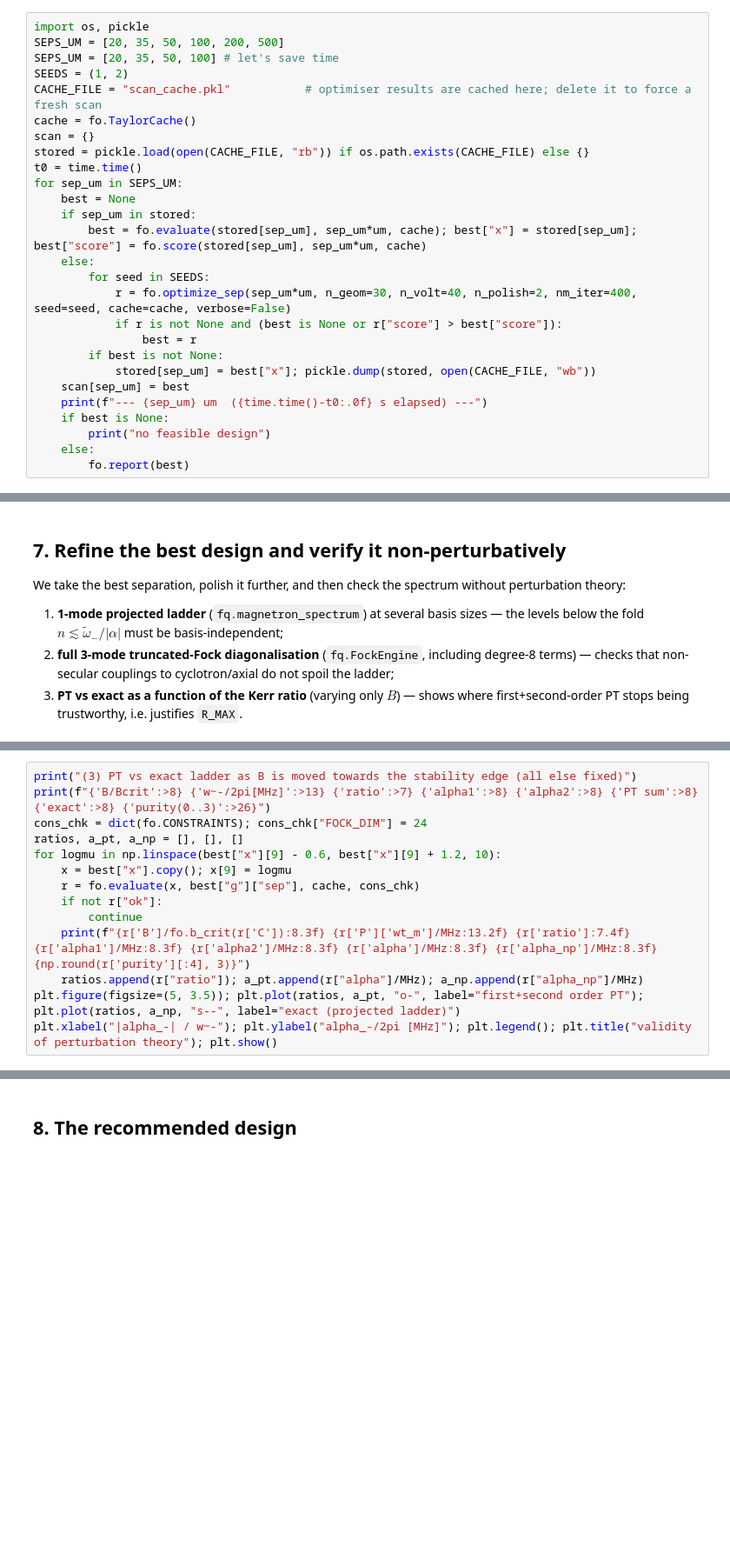
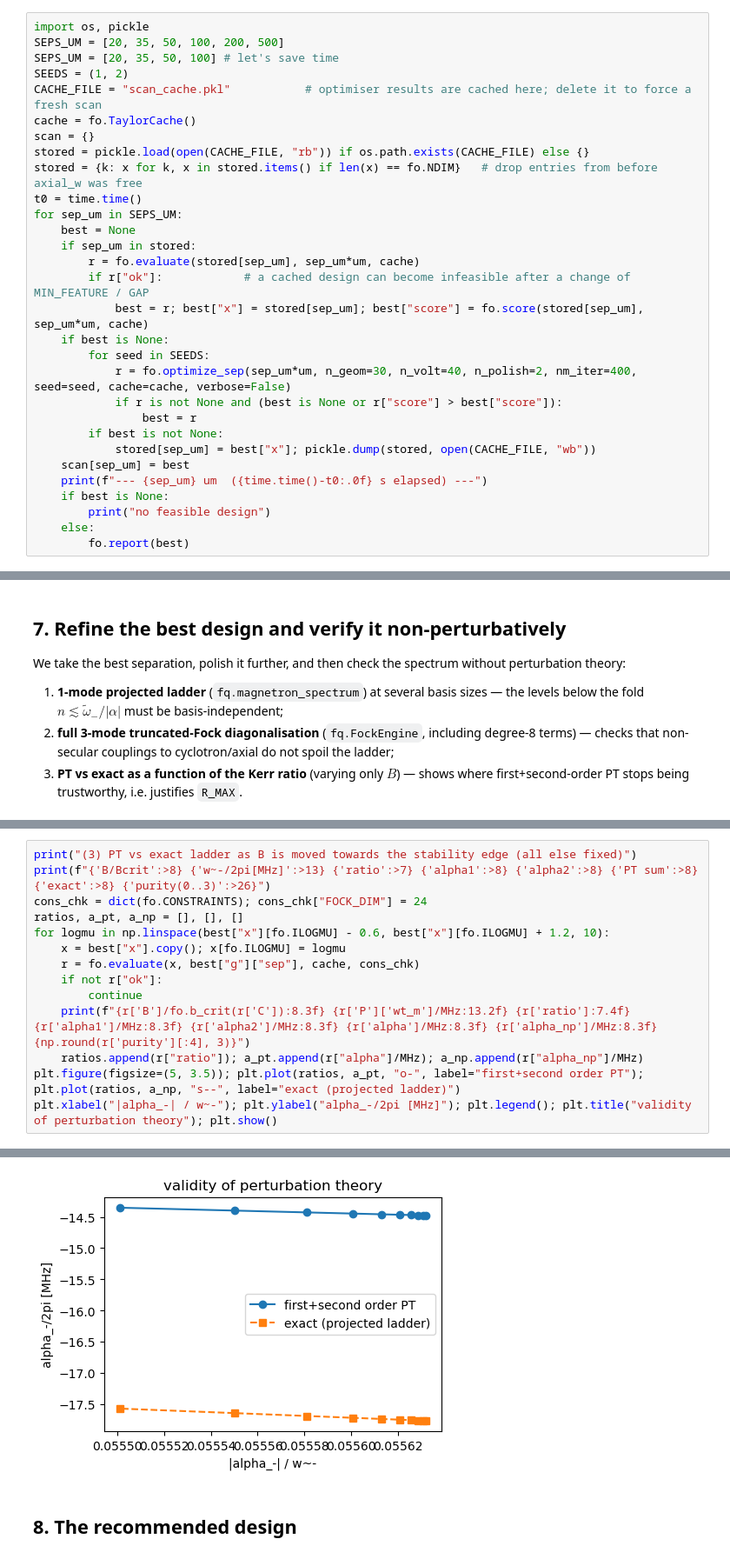
Before and after one commit to jaeunkim/ladders, a Jupyter notebook: flipchip_anharmonic_optimization.ipynb, the cells around one changed output, grey strips where cells are left out. Shown at 87% size. Drawn from its saved outputs; the diff is of its cells as text; blank space fills up the shorter version.

```diff
--- a/flipchip_anharmonic_optimization.ipynb
+++ b/flipchip_anharmonic_optimization.ipynb
@@ -309,12 +323,15 @@ CACHE_FILE = "scan_cache.pkl"           # optimiser results are cached here; del
 cache = fo.TaylorCache()
 scan = {}
 stored = pickle.load(open(CACHE_FILE, "rb")) if os.path.exists(CACHE_FILE) else {}
+stored = {k: x for k, x in stored.items() if len(x) == fo.NDIM}   # drop entries from before axial_w was free
 t0 = time.time()
 for sep_um in SEPS_UM:
     best = None
     if sep_um in stored:
-        best = fo.evaluate(stored[sep_um], sep_um*um, cache); best["x"] = stored[sep_um]; best["score"] = fo.score(stored[sep_um], sep_um*um, cache)
-    else:
+        r = fo.evaluate(stored[sep_um], sep_um*um, cache)
+        if r["ok"]:            # a cached design can become infeasible after a change of MIN_FEATURE / GAP
+            best = r; best["x"] = stored[sep_um]; best["score"] = fo.score(stored[sep_um], sep_um*um, cache)
+    if best is None:
         for seed in SEEDS:
             r = fo.optimize_sep(sep_um*um, n_geom=30, n_volt=40, n_polish=2, nm_iter=400, seed=seed, cache=cache, verbose=False)
             if r is not None and (best is None or r["score"] > best["score"]):
@@ -384,8 +444,8 @@ print("(3) PT vs exact ladder as B is moved towards the stability edge (all else
 print(f"{'B/Bcrit':>8} {'w~-/2pi[MHz]':>13} {'ratio':>7} {'alpha1':>8} {'alpha2':>8} {'PT sum':>8} {'exact':>8} {'purity(0..3)':>26}")
 cons_chk = dict(fo.CONSTRAINTS); cons_chk["FOCK_DIM"] = 24
 ratios, a_pt, a_np = [], [], []
-for logmu in np.linspace(best["x"][9] - 0.6, best["x"][9] + 1.2, 10):
-    x = best["x"].copy(); x[9] = logmu
+for logmu in np.linspace(best["x"][fo.ILOGMU] - 0.6, best["x"][fo.ILOGMU] + 1.2, 10):
+    x = best["x"].copy(); x[fo.ILOGMU] = logmu
     r = fo.evaluate(x, best["g"]["sep"], cache, cons_chk)
     if not r["ok"]:
         continue
@@ -393,3 +453,4 @@ for logmu in np.linspace(best["x"][9] - 0.6, best["x"][9] + 1.2, 10):
     ratios.append(r["ratio"]); a_pt.append(r["alpha"]/MHz); a_np.append(r["alpha_np"]/MHz)
 plt.figure(figsize=(5, 3.5)); plt.plot(ratios, a_pt, "o-", label="first+second order PT"); plt.plot(ratios, a_np, "s--", label="exact (projected ladder)")
 plt.xlabel("|alpha_-| / w~-"); plt.ylabel("alpha_-/2pi [MHz]"); plt.legend(); plt.title("validity of perturbation theory"); plt.show()
+# %% [output]
@@ -396,3 +469,4 @@ plt.xlabel("|alpha_-| / w~-"); plt.ylabel("alpha_-/2pi [MHz]"); plt.legend(); pl
+[figure, added]
 # %% [markdown]
 ## 8. The recommended design
 # %%
```
Also changed, not shown: parts of 13 cells of this notebook.
